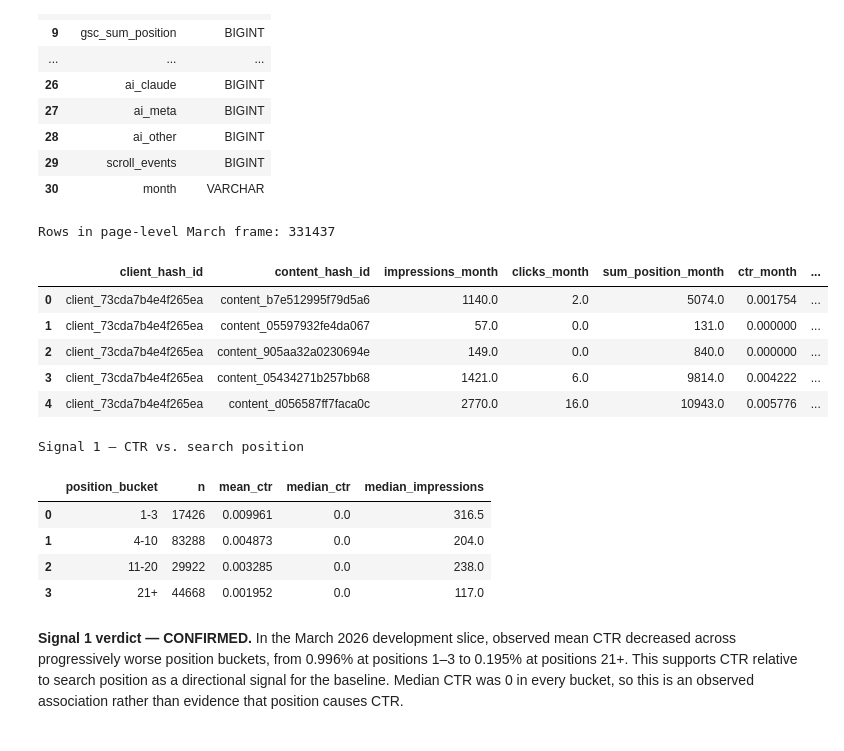
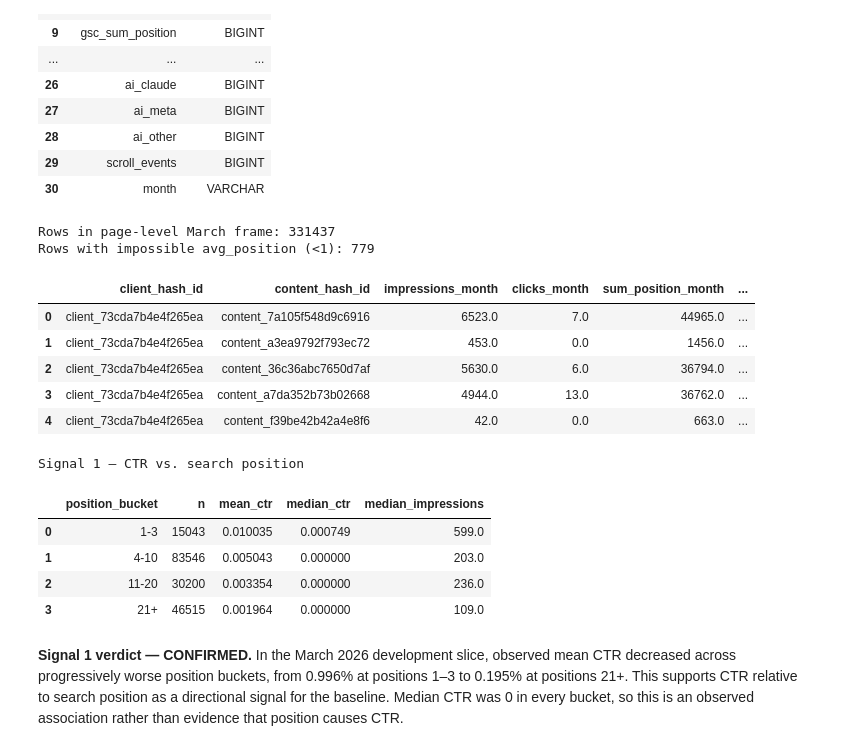
Before and after one commit to SNK005/flyrank-ml-internship, a Jupyter notebook: work/notebooks/w04_baseline_score.ipynb, the cells around one changed output. Saved outputs shown, nothing was run; the diff lists cells and outputs as text; code cells hidden in the pictures.

```diff
--- a/work/notebooks/w04_baseline_score.ipynb
+++ b/work/notebooks/w04_baseline_score.ipynb
@@ -56,36 +56,45 @@ March 2026 warehouse columns:
 | 30 | month | VARCHAR |
 # %%
 # building one March 2026 row per client + content item
+# NOTE: excluding gsc_avg_position == 0 days from the position sum — 0 is a
+# "no data" sentinel, not a real rank, and including it drags the average
+# below 1 (impossible for real search positions, which start at 1).
 
 march = con.sql(f"""
     SELECT
         client_hash_id,
         content_hash_id,
         SUM(CASE WHEN gsc_data_available THEN gsc_impressions ELSE 0 END) AS impressions_month,
         SUM(CASE WHEN gsc_data_available THEN gsc_clicks ELSE 0 END) AS clicks_month,
-        SUM(CASE WHEN gsc_data_available THEN gsc_sum_position ELSE 0 END) AS sum_position_month
+        SUM(CASE WHEN gsc_data_available AND gsc_avg_position > 0 THEN gsc_sum_position ELSE 0 END) AS sum_position_month,
+        SUM(CASE WHEN gsc_data_available AND gsc_avg_position > 0 THEN gsc_impressions ELSE 0 END) AS impressions_with_position
     FROM {REL}
     GROUP BY client_hash_id, content_hash_id
 """).df()
 
 march["ctr_month"] = (
     march["clicks_month"] / march["impressions_month"].replace(0, float("nan"))
 )
 
 march["avg_position_month"] = (
-    march["sum_position_month"] / march["impressions_month"].replace(0, float("nan"))
+    march["sum_position_month"] / march["impressions_with_position"].replace(0, float("nan"))
 )
 
 print("Rows in page-level March frame:", len(march))
+
+# sanity check: this should now print 0
+print("Rows with impossible avg_position (<1):", (march["avg_position_month"] < 1).sum())
+
 display(march.head())
 # %% [output]
 Rows in page-level March frame: 331437
+Rows with impossible avg_position (<1): 779
-|  | client_hash_id | content_hash_id | impressions_month | clicks_month | sum_position_month | ctr_month | ... |
-| 0 | client_73cda7b4e4f265ea | content_b7e512995f79d5a6 | 1140.0 | 2.0 | 5074.0 | 0.001754 | ... |
-| 1 | client_73cda7b4e4f265ea | content_05597932fe4da067 | 57.0 | 0.0 | 131.0 | 0.000000 | ... |
-| 2 | client_73cda7b4e4f265ea | content_905aa32a0230694e | 149.0 | 0.0 | 840.0 | 0.000000 | ... |
-| 3 | client_73cda7b4e4f265ea | content_05434271b257bb68 | 1421.0 | 6.0 | 9814.0 | 0.004222 | ... |
-| 4 | client_73cda7b4e4f265ea | content_d056587ff7faca0c | 2770.0 | 16.0 | 10943.0 | 0.005776 | ... |
+|  | client_hash_id | content_hash_id | impressions_month | clicks_month | sum_position_month | ... |
+| 0 | client_73cda7b4e4f265ea | content_7a105f548d9c6916 | 6523.0 | 7.0 | 44965.0 | ... |
+| 1 | client_73cda7b4e4f265ea | content_a3ea9792f793ec72 | 453.0 | 0.0 | 1456.0 | ... |
+| 2 | client_73cda7b4e4f265ea | content_36c36abc7650d7af | 5630.0 | 6.0 | 36794.0 | ... |
+| 3 | client_73cda7b4e4f265ea | content_a7da352b73b02668 | 4944.0 | 13.0 | 36762.0 | ... |
+| 4 | client_73cda7b4e4f265ea | content_f39be42b42a4e8f6 | 42.0 | 0.0 | 663.0 | ... |
 # %%
 # Signal 1: CTR vs. search position
 
@@ -117,10 +126,10 @@ display(signal_1)
 # %% [output]
 Signal 1 — CTR vs. search position
 |  | position_bucket | n | mean_ctr | median_ctr | median_impressions |
-| 0 | 1-3 | 17426 | 0.009961 | 0.0 | 316.5 |
-| 1 | 4-10 | 83288 | 0.004873 | 0.0 | 204.0 |
-| 2 | 11-20 | 29922 | 0.003285 | 0.0 | 238.0 |
-| 3 | 21+ | 44668 | 0.001952 | 0.0 | 117.0 |
+| 0 | 1-3 | 15043 | 0.010035 | 0.000749 | 599.0 |
+| 1 | 4-10 | 83546 | 0.005043 | 0.000000 | 203.0 |
+| 2 | 11-20 | 30200 | 0.003354 | 0.000000 | 236.0 |
+| 3 | 21+ | 46515 | 0.001964 | 0.000000 | 109.0 |
 # %% [markdown]
 **Signal 1 verdict — CONFIRMED.** In the March 2026 development slice, observed mean CTR decreased across progressively worse position buckets, from 0.996% at positions 1–3 to 0.195% at positions 21+. This supports CTR relative to search position as a directional signal for the baseline. Median CTR was 0 in every bucket, so this is an observed association rather than evidence that position causes CTR.
 # %%
```
Also changed, not shown: parts of 2 cells of this notebook.
